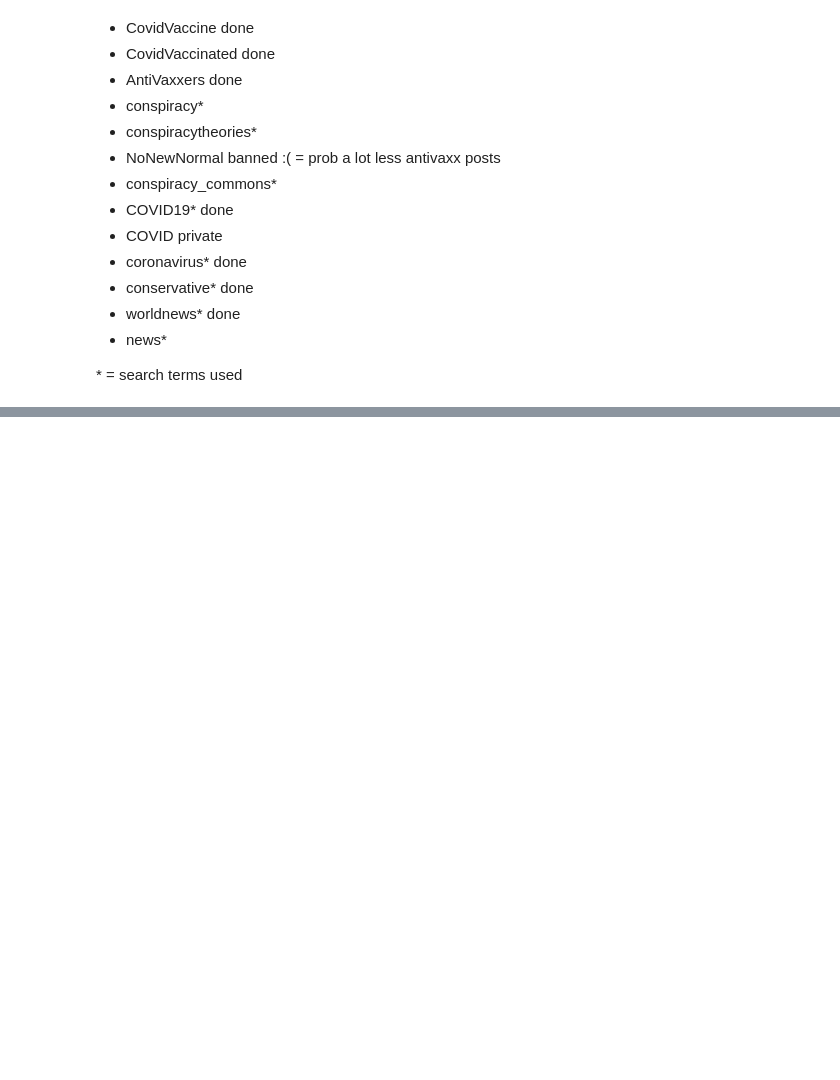
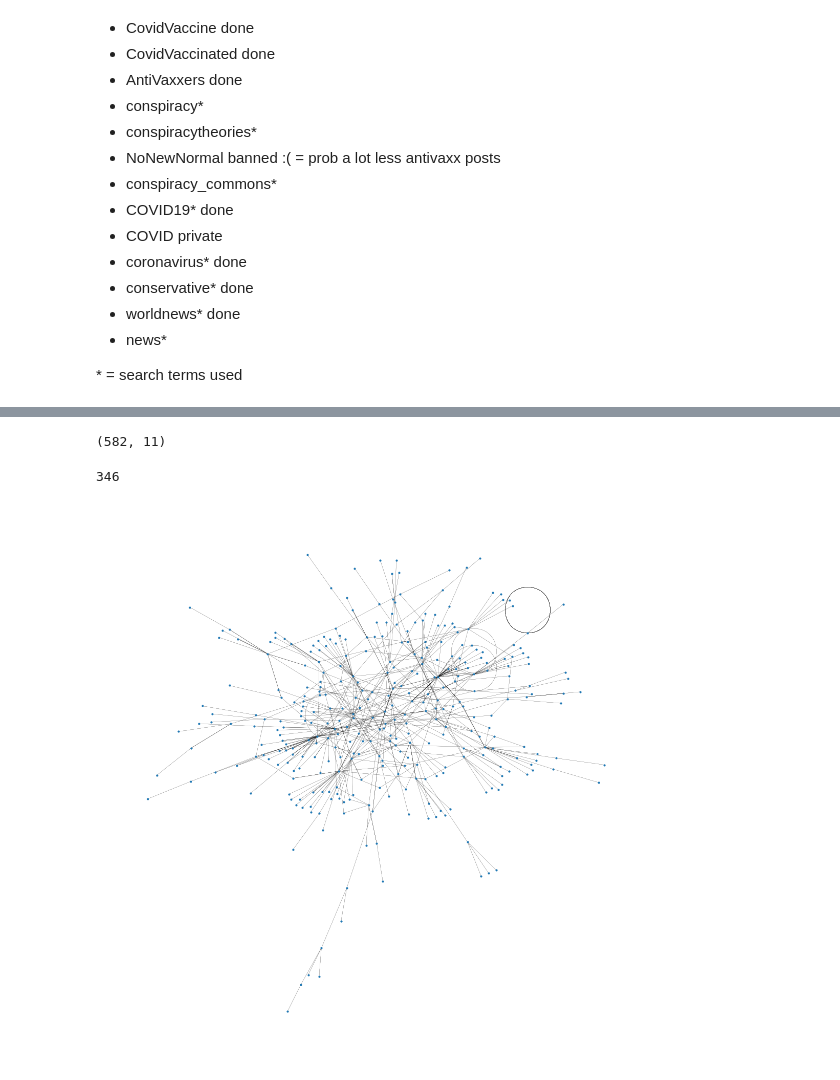
Before and after one commit to yuhsin-huang/Math168Project, a Jupyter notebook: reddit.ipynb, the cells around one changed output, grey strips where cells are left out. Drawn from its saved outputs; the diff is of its cells as text; code cells hidden in the pictures; blank space fills up the shorter version.

```diff
--- a/reddit.ipynb
+++ b/reddit.ipynb
@@ -98,0 +108,7 @@ with open("C:\\Users\\chris\\Documents\\Math168Project\\no_search.csv", 'a', enc
+# %%
+demo = demo.dropna(subset = ['Author'])
+demo = demo.dropna(subset = ['Parent_Author', 'Submission_Author'], how = 'all')
+# %%
+demo.shape
+# %% [output]
+(582, 11)
@@ -98,0 +117,14 @@ with open("C:\\Users\\chris\\Documents\\Math168Project\\no_search.csv", 'a', enc
+# %%
+G = nx.from_pandas_edgelist(demo, source = "Author", target = "Parent_Author", create_using = nx.MultiGraph)
+# %%
+G.number_of_nodes()
+# %% [output]
+346
+# %%
+component = max(nx.connected_components(G), key=len) #finds largest connected component, then saves the largest to C
+C = G.subgraph(component)
+# %%
+plt.figure(1, figsize = (15,15))
+nx.draw(C, node_size = 10, width = 0.25)
+# %% [output]
+[figure, added]
```
Also changed, not shown: parts of 14 cells of this notebook, 14 other files.
